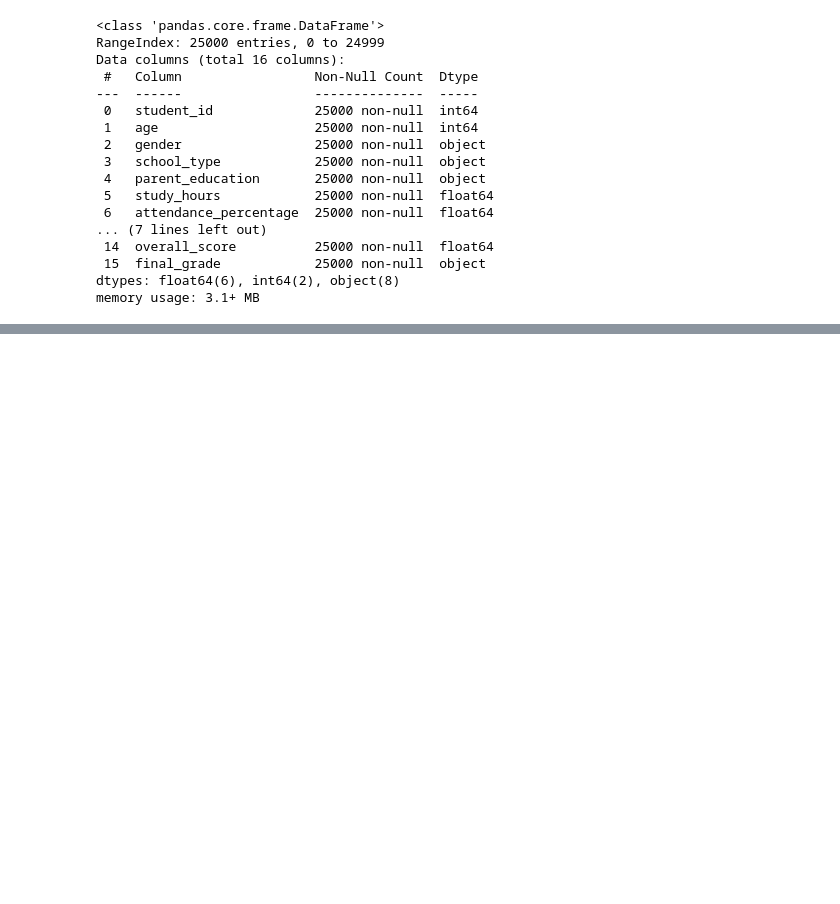
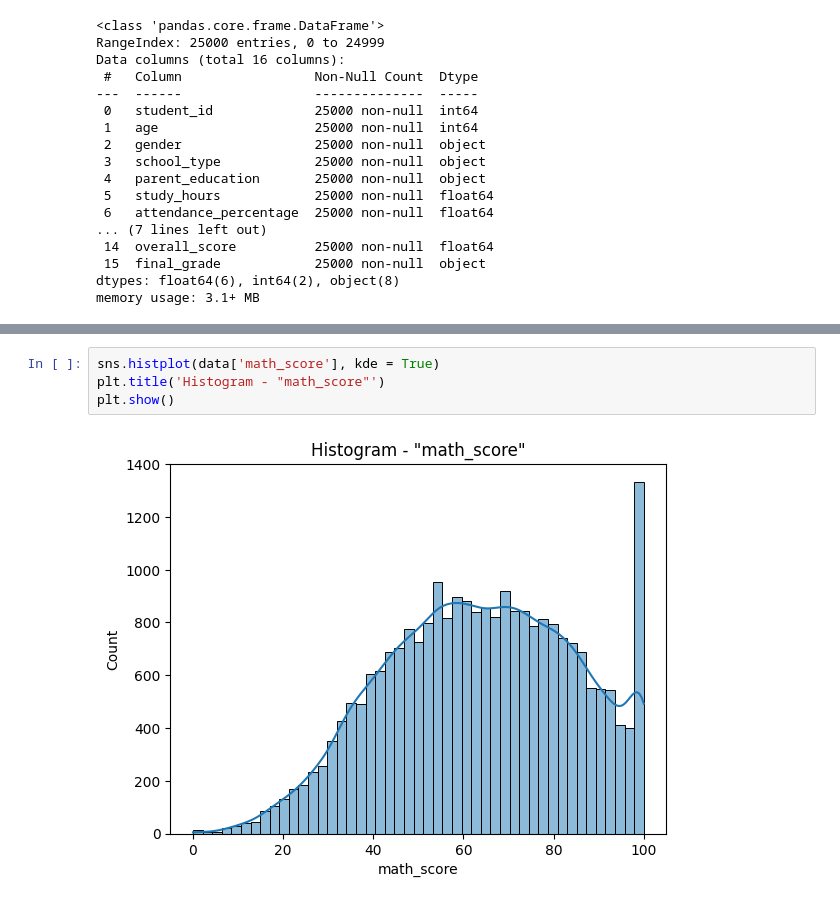
Before and after one commit to gabriellfelipe7/ClassificationStudies_StudentPerformance, a Jupyter notebook: Exploratory_Analysis.ipynb, the cells around one changed output, grey strips where cells are left out. Drawn from its saved outputs; the diff is of its cells as text; blank space fills up the shorter version.

```diff
--- a/Exploratory_Analysis.ipynb
+++ b/Exploratory_Analysis.ipynb
@@ -73,0 +96,6 @@ Most of our variables are stores as objects types, this is not interesting when
+# %%
+sns.histplot(data['math_score'], kde = True)
+plt.title('Histogram - "math_score"')
+plt.show()
+# %% [output]
+[figure, added]
```
Also changed, not shown: parts of 9 cells of this notebook.
